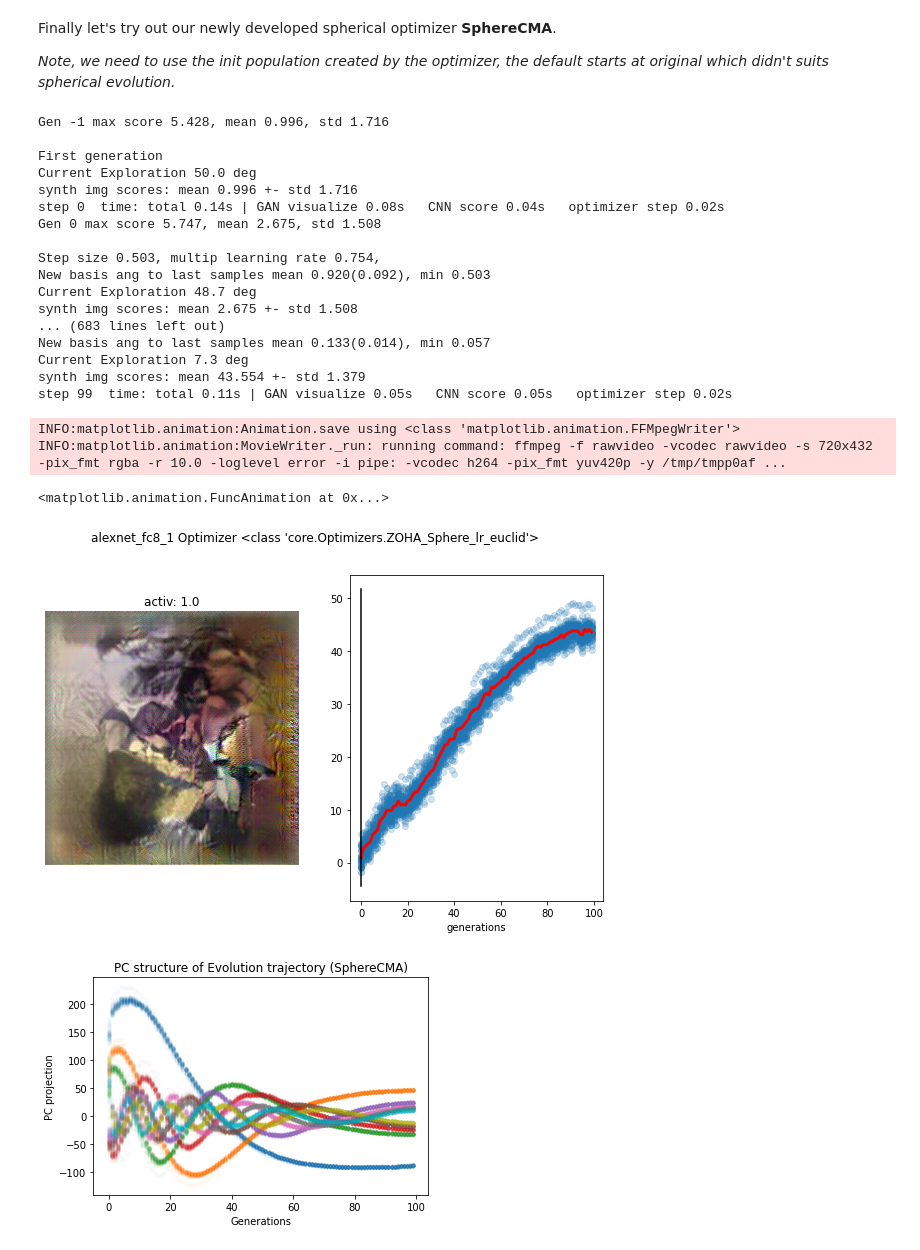
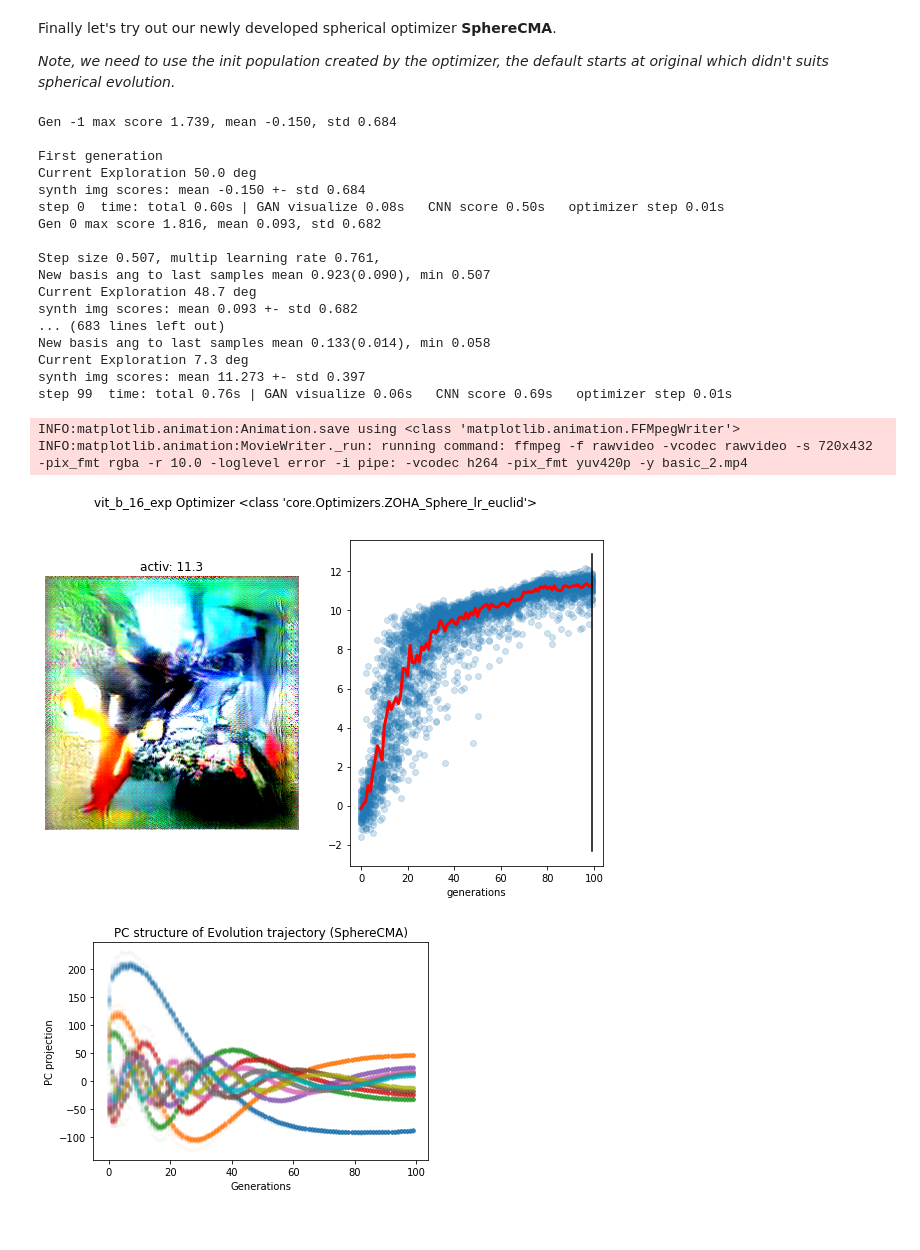
Before and after one commit to maochengxu/ActMax-4-Transformers, a Jupyter notebook: Demo_ActMax_Optimizer.ipynb, the cells around one changed output. Drawn from its saved outputs; the diff is of its cells as text; code cells hidden in the pictures.

Commit message:
Run and created some animations

```diff
--- a/Demo_ActMax_Optimizer.ipynb
+++ b/Demo_ActMax_Optimizer.ipynb
@@ -255,37 +248,37 @@ Finally let's try out our newly developed spherical optimizer **SphereCMA**.
 # %%
 optim2 = ZOHA_Sphere_lr_euclid(4096, population_size=40, select_size=20, lr=1.5, sphere_norm=300)
 optim2.lr_schedule(n_gen=75, mode="exp", lim=(50, 7.33) ,)
-explabel, model_unit = "alexnet_fc8_1", ("alexnet", ".classifier.Linear6", 1)
+# explabel, model_unit = "alexnet_fc8_1", ("alexnet", ".classifier.Linear6", 1)
+explabel, model_unit = "vit_b_16_exp", ("vit_b_16", ".heads.Linearhead", 1)
 Exp2 = ExperimentEvolution(model_unit, savedir=tmpsavedir, explabel=explabel, optimizer=optim2)
 # run evolutions
 Exp2.run(init_code=optim2.get_init_pop())
 # note we need to use the init population created by the optimizer, the default starts at original which didn't suits spherical evolution.
 # %% [output]
-Gen -1 max score 5.428, mean 0.996, std 1.716
+Gen -1 max score 1.739, mean -0.150, std 0.684
 
 First generation
 Current Exploration 50.0 deg
-synth img scores: mean 0.996 +- std 1.716
-step 0  time: total 0.14s | GAN visualize 0.08s   CNN score 0.04s   optimizer step 0.02s
-Gen 0 max score 5.747, mean 2.675, std 1.508
+synth img scores: mean -0.150 +- std 0.684
+step 0  time: total 0.60s | GAN visualize 0.08s   CNN score 0.50s   optimizer step 0.01s
+Gen 0 max score 1.816, mean 0.093, std 0.682
 
-Step size 0.503, multip learning rate 0.754,
-New basis ang to last samples mean 0.920(0.092), min 0.503
+Step size 0.507, multip learning rate 0.761,
+New basis ang to last samples mean 0.923(0.090), min 0.507
 Current Exploration 48.7 deg
-synth img scores: mean 2.675 +- std 1.508
+synth img scores: mean 0.093 +- std 0.682
 ... (683 lines left out)
-New basis ang to last samples mean 0.133(0.014), min 0.057
+New basis ang to last samples mean 0.133(0.014), min 0.058
 Current Exploration 7.3 deg
-synth img scores: mean 43.554 +- std 1.379
-step 99  time: total 0.11s | GAN visualize 0.05s   CNN score 0.05s   optimizer step 0.02s
+synth img scores: mean 11.273 +- std 0.397
+step 99  time: total 0.76s | GAN visualize 0.06s   CNN score 0.69s   optimizer step 0.01s
 # %%
 anim, _ = animate_evol_exp(Exp2)
-anim
+anim.save('basic_2.mp4')
 # %% [output]
 INFO:matplotlib.animation:Animation.save using <class 'matplotlib.animation.FFMpegWriter'>
-INFO:matplotlib.animation:MovieWriter._run: running command: ffmpeg -f rawvideo -vcodec rawvideo -s 720x432 -pix_fmt rgba -r 10.0 -loglevel error -i pipe: -vcodec h264 -pix_fmt yuv420p -y /tmp/tmpp0af ...
+INFO:matplotlib.animation:MovieWriter._run: running command: ffmpeg -f rawvideo -vcodec rawvideo -s 720x432 -pix_fmt rgba -r 10.0 -loglevel error -i pipe: -vcodec h264 -pix_fmt yuv420p -y basic_2.mp4
-<matplotlib.animation.FuncAnimation at 0x...>
-[figure, old version]
+[figure, new version]
 # %%
 codes_proj2 = PCA(n_components=50).fit_transform(Exp2.codes_all)
 plt.figure()
```
Also changed, not shown: parts of 5 cells of this notebook, 11 other files.
